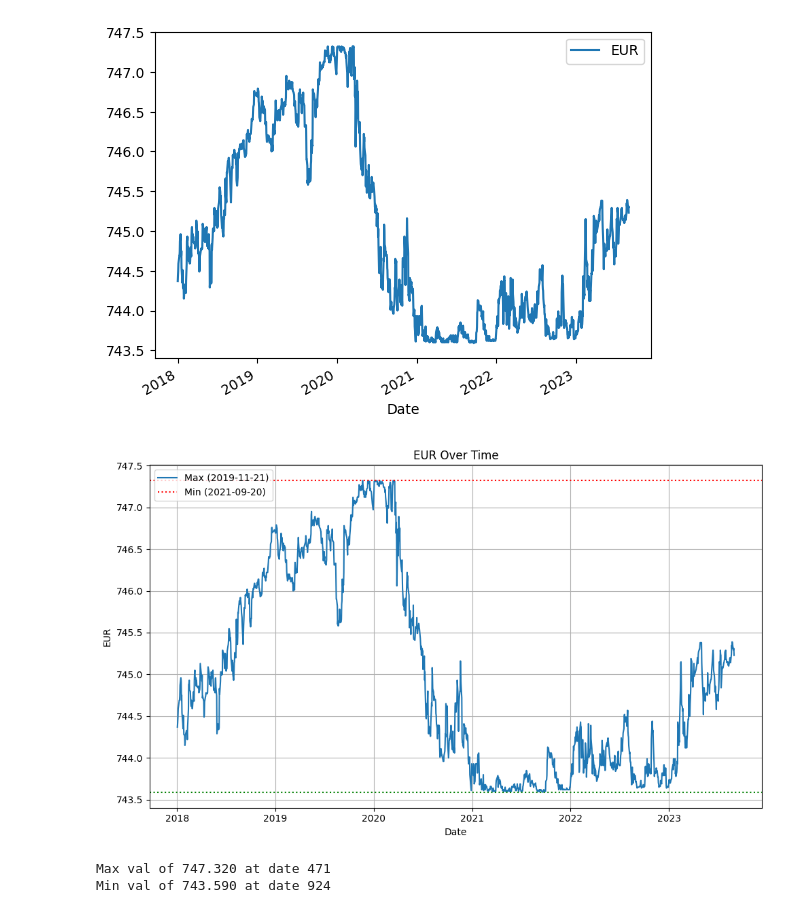
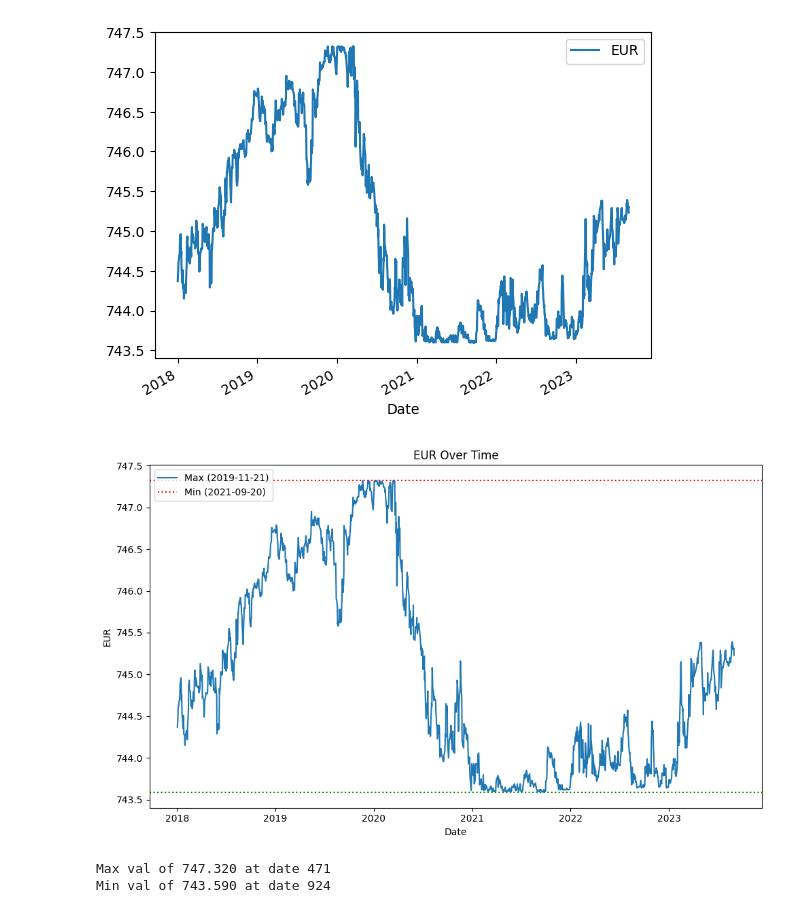
Before and after one commit to sonjamehes/PythonExchangeRate, a Jupyter notebook: project/all_currencies_against_dkk.ipynb, the cells around one changed output. Drawn from its saved outputs; the diff is of its cells as text; code cells hidden in the pictures.

Commit message:
adjusting a plot a bit

```diff
--- a/project/all_currencies_against_dkk.ipynb
+++ b/project/all_currencies_against_dkk.ipynb
@@ -89,34 +89,33 @@ df_euro.plot(x='Date', y=['EUR'])
 # %%
 df_euro2 = df_euro.copy()
 
 # Convert 'Date' column to datetime format
 df_euro2['Date'] = pd.to_datetime(df_euro['Date'])
 
 # Find the date when the highest and lowest EUR values were achieved
-max_date = df_euro2.loc[df_euro['EUR'].idxmax(), 'Date']
-min_date = df_euro2.loc[df_euro['EUR'].idxmin(), 'Date']
+max_date = df_euro2.loc[df_euro2['EUR'].idxmax(), 'Date']
+min_date = df_euro2.loc[df_euro2['EUR'].idxmin(), 'Date']
 
 # Plot the DataFrame
 plt.figure(figsize=(10, 6))
 plt.plot(df_euro['Date'], df_euro2['EUR'], label='EUR')
 
 # Create dotted horizontal lines at the highest and lowest values
 plt.axhline(y=df_euro2['EUR'].max(), color='red', linestyle='dotted')
 plt.axhline(y=df_euro2['EUR'].min(), color='green', linestyle='dotted')
 
 # Add a legend with the dates
 plt.legend([f'Max ({max_date.strftime("%Y-%m-%d")})', f'Min ({min_date.strftime("%Y-%m-%d")})'], loc='upper left')
 
 plt.xlabel('Date')
 plt.ylabel('EUR')
 plt.title('EUR Over Time')
-plt.grid(True)
 plt.tight_layout()
 
 # Show the plot
 plt.show()
 # %% [output]
-[figure, old version]
+[figure, new version]
 # %%
 # Plot the DataFrame
 ax = df_euro.plot(x='Date', y=['EUR'])
```
Also changed, not shown: 1 other file.
